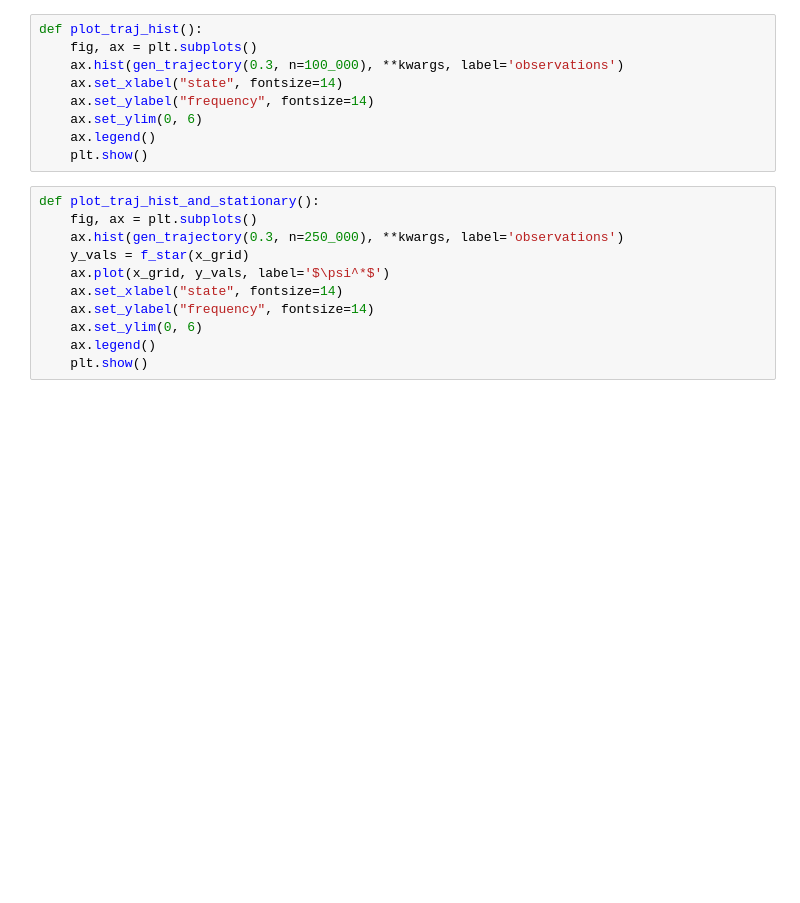
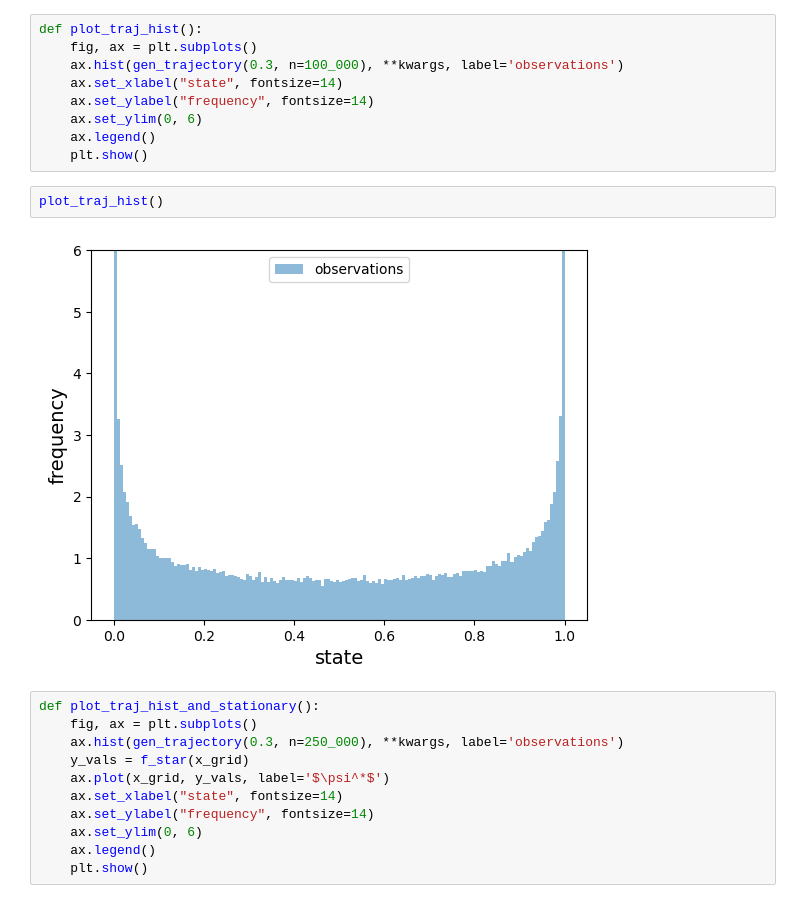
Before and after one commit to jstac/minnesota_2023, a Jupyter notebook: assignments/assignment_2/ergodicity.ipynb, the cells around one changed output. Drawn from its saved outputs; the diff is of its cells as text; blank space fills up the shorter version.

```diff
--- a/assignments/assignment_2/ergodicity.ipynb
+++ b/assignments/assignment_2/ergodicity.ipynb
@@ -147,6 +104,10 @@ def plot_traj_hist():
     ax.set_ylim(0, 6)
     ax.legend()
     plt.show()
+# %%
+plot_traj_hist()
+# %% [output]
+[figure, added]
 # %%
 def plot_traj_hist_and_stationary():
     fig, ax = plt.subplots()
```
Also changed, not shown: parts of 24 cells of this notebook, 1 other file.
